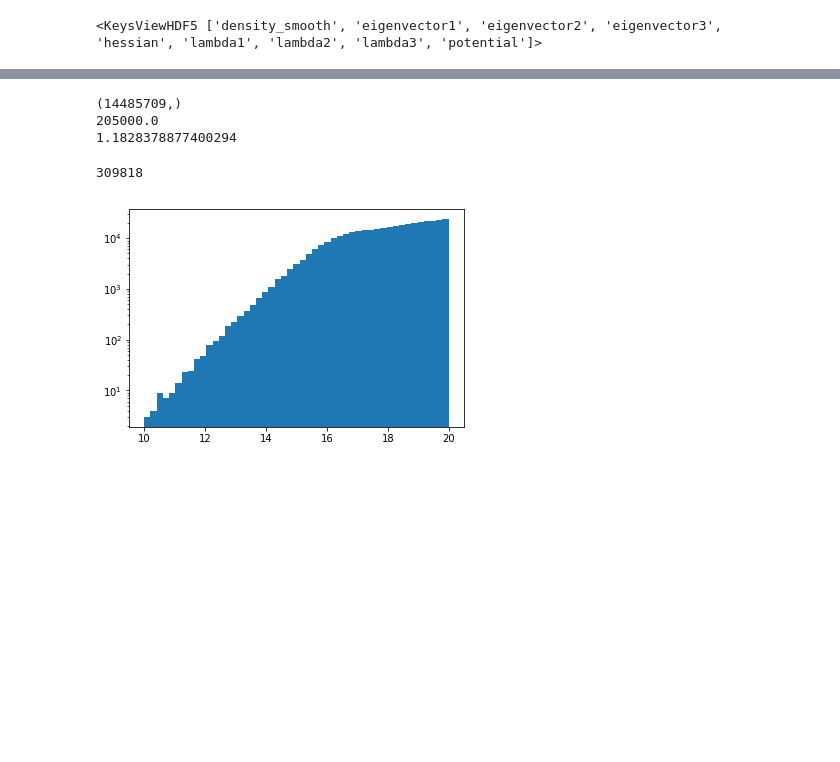
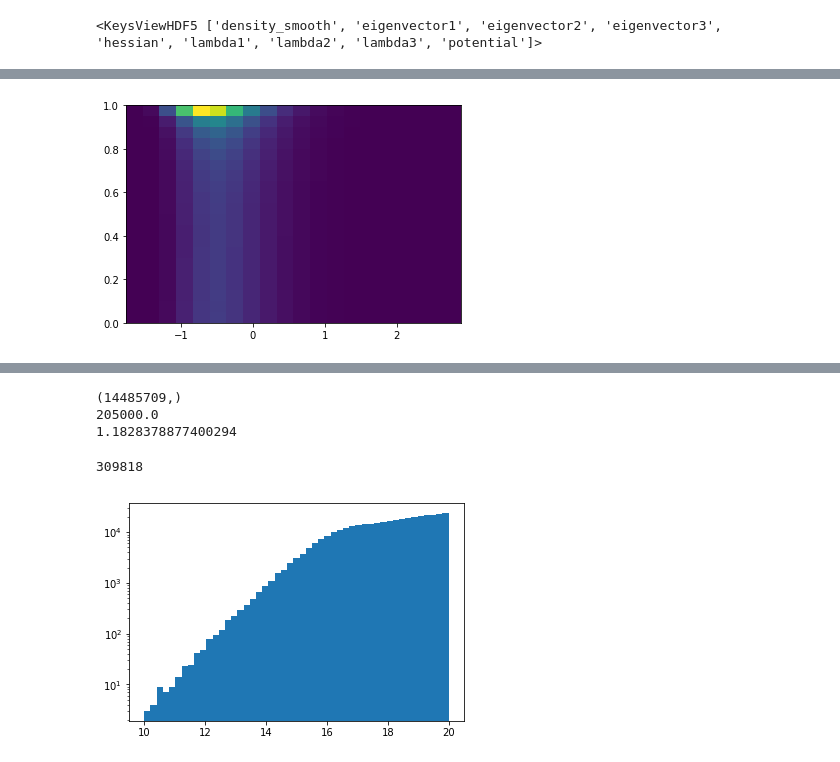
Before and after one commit to forero/IllustrisWeb, a Jupyter notebook: compute_illustris_mock.ipynb, the cells around one changed output, grey strips where cells are left out. Drawn from its saved outputs; the diff is of its cells as text; code cells hidden in the pictures; blank space fills up the shorter version.

```diff
--- a/compute_illustris_mock.ipynb
+++ b/compute_illustris_mock.ipynb
@@ -23,3 +44,7 @@ f.close()
+# %%
+_ = plt.hist2d(np.log10(density_smooth_1.flatten()+1.0), mu_3_flat, bins=20)
+# %% [output]
+[figure, added]
 # %%
 basePath = "/Users/forero/Illustris_data/TNG300-1/"
 
```
Also changed, not shown: parts of 9 cells of this notebook.
